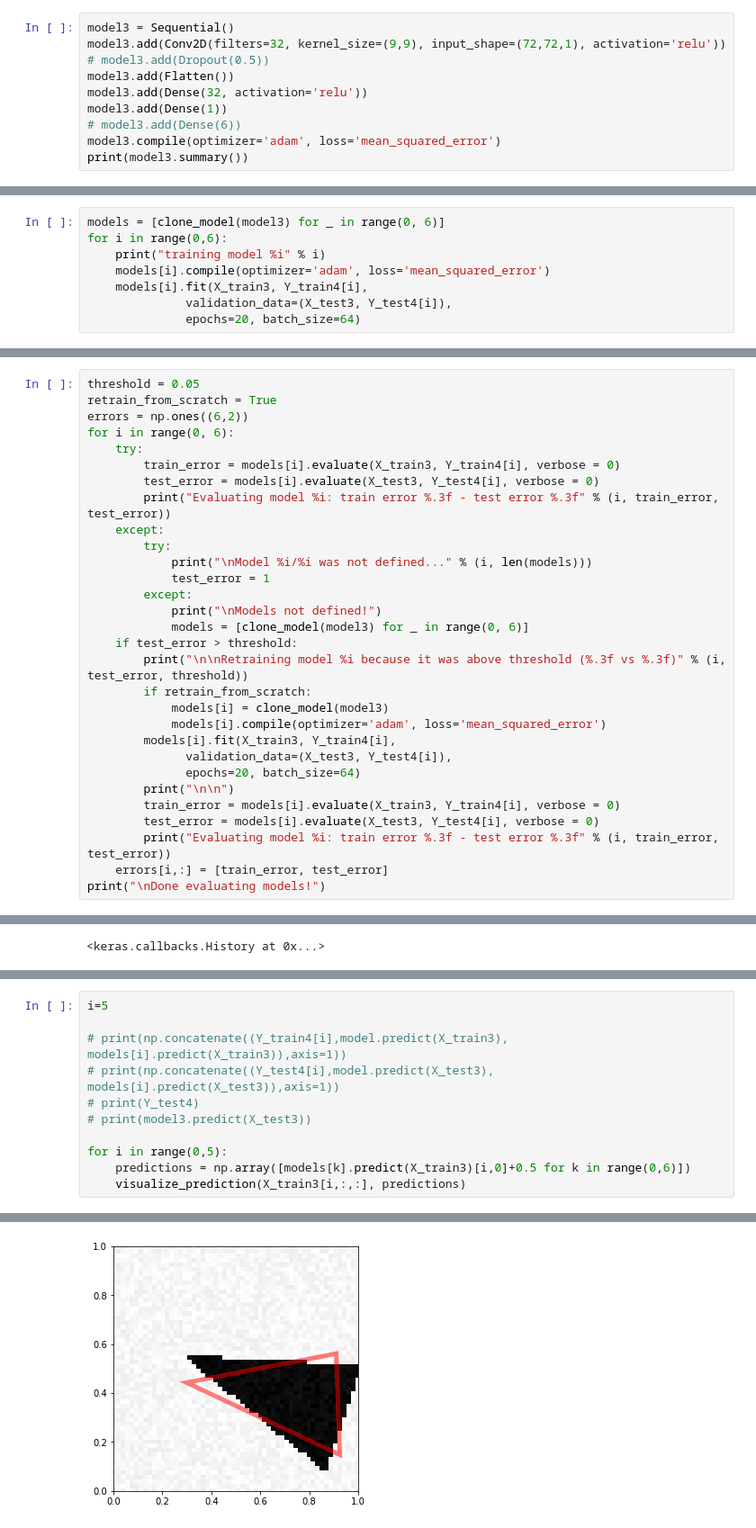
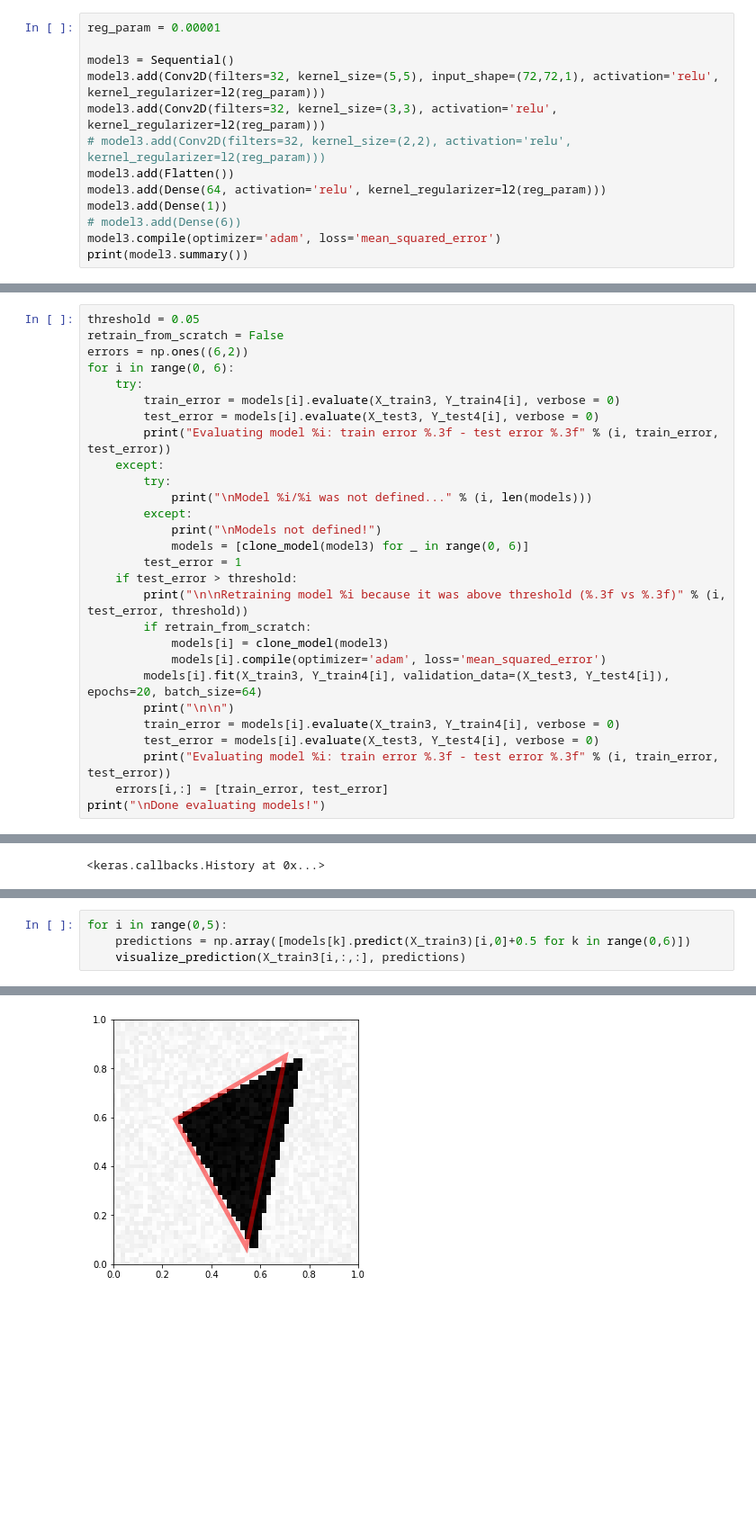
Before and after one commit to joelseytre/deep-learning-course, a Jupyter notebook: mp1-jseytre.ipynb, the cells around one changed output, grey strips where cells are left out. Shown at 90% size. Drawn from its saved outputs; the diff is of its cells as text; blank space fills up the shorter version.

```diff
--- a/mp1-jseytre.ipynb
+++ b/mp1-jseytre.ipynb
@@ -301,11 +300,14 @@ Y_test4 = [sort_vertices(Y_test3, i) for i in range(0, 6)]
 The model used is the same for all coordinates: 32 filters of size 9x9, on top of which we add a 32-neuron fully-connected layer.
 Activation: ReLu; loss: mean squared error; optimizer: Adam.
 # %%
+reg_param = 0.00001
+
 model3 = Sequential()
-model3.add(Conv2D(filters=32, kernel_size=(9,9), input_shape=(72,72,1), activation='relu'))
-# model3.add(Dropout(0.5))
+model3.add(Conv2D(filters=32, kernel_size=(5,5), input_shape=(72,72,1), activation='relu', kernel_regularizer=l2(reg_param)))
+model3.add(Conv2D(filters=32, kernel_size=(3,3), activation='relu', kernel_regularizer=l2(reg_param)))
+# model3.add(Conv2D(filters=32, kernel_size=(2,2), activation='relu', kernel_regularizer=l2(reg_param)))
 model3.add(Flatten())
-model3.add(Dense(32, activation='relu'))
+model3.add(Dense(64, activation='relu', kernel_regularizer=l2(reg_param)))
 model3.add(Dense(1))
 # model3.add(Dense(6))
 model3.compile(optimizer='adam', loss='mean_squared_error')
@@ -327,11 +331,3 @@ Trainable params: 4,196,993
 Non-trainable params: 0
 _________________________________________________________________
 None
-# %%
-models = [clone_model(model3) for _ in range(0, 6)]
-for i in range(0,6):
-    print("training model %i" % i)
-    models[i].compile(optimizer='adam', loss='mean_squared_error')
-    models[i].fit(X_train3, Y_train4[i],
-              validation_data=(X_test3, Y_test4[i]),
-              epochs=20, batch_size=64)
@@ -358,7 +339,7 @@ Given the highly non-convex loss function, several runs are necessary to obtain
 For that reason we retrain the models whose performance is not deemed good enough (criteria: validation loss > 0.05).
 # %%
 threshold = 0.05
-retrain_from_scratch = True
+retrain_from_scratch = False
 errors = np.ones((6,2))
 for i in range(0, 6):
     try:
@@ -368,18 +349,16 @@ for i in range(0, 6):
     except:
         try:
             print("\nModel %i/%i was not defined..." % (i, len(models)))
-            test_error = 1
         except:
             print("\nModels not defined!")
             models = [clone_model(model3) for _ in range(0, 6)]
+        test_error = 1
     if test_error > threshold:
         print("\n\nRetraining model %i because it was above threshold (%.3f vs %.3f)" % (i, test_error, threshold))
         if retrain_from_scratch:
             models[i] = clone_model(model3)
             models[i].compile(optimizer='adam', loss='mean_squared_error')
-        models[i].fit(X_train3, Y_train4[i],
-              validation_data=(X_test3, Y_test4[i]),
-              epochs=20, batch_size=64)
+        models[i].fit(X_train3, Y_train4[i], validation_data=(X_test3, Y_test4[i]), epochs=20, batch_size=64)
         print("\n\n")
         train_error = models[i].evaluate(X_train3, Y_train4[i], verbose = 0)
         test_error = models[i].evaluate(X_test3, Y_test4[i], verbose = 0)
@@ -433,11 +405,4 @@ The results are decent. I believe they could be improved by maybe figuring out a
 # %%
-i=5
-
-# print(np.concatenate((Y_train4[i],model.predict(X_train3), models[i].predict(X_train3)),axis=1))
-# print(np.concatenate((Y_test4[i],model.predict(X_test3), models[i].predict(X_test3)),axis=1))
-# print(Y_test4)
-# print(model3.predict(X_test3))
-
 for i in range(0,5):
     predictions = np.array([models[k].predict(X_train3)[i,0]+0.5 for k in range(0,6)])
     visualize_prediction(X_train3[i,:,:], predictions)
@@ -454 +414 @@ for i in range(0,5):
-[figure, old version]
+[figure, new version]
```
Also changed, not shown: parts of 20 cells of this notebook, 17 other files.
